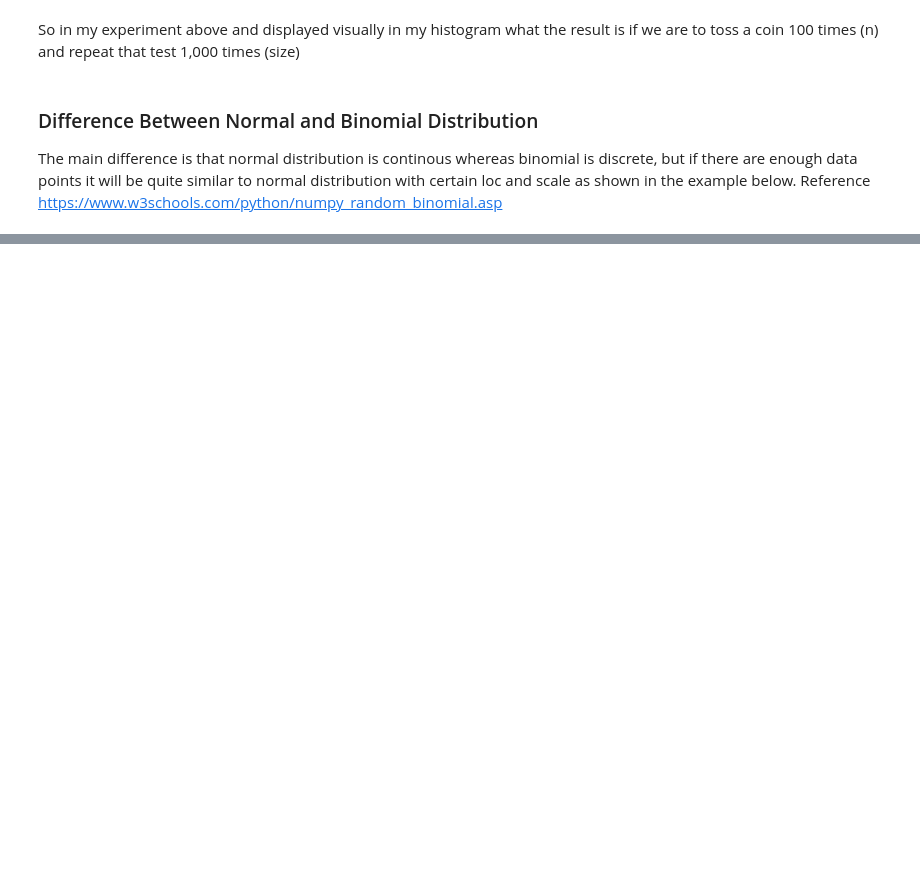
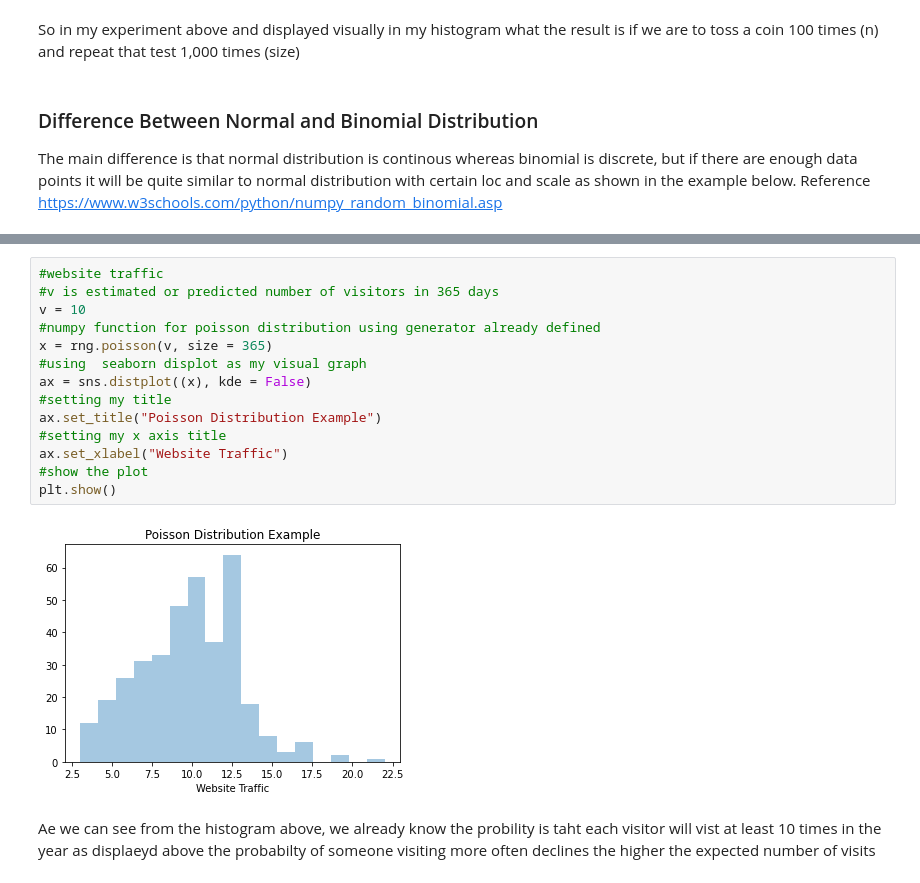
Before and after one commit to brendantipp/sem2_prog_data_analysis_assignment, a Jupyter notebook: explaining.numpy.random.ipynb, the cells around one changed output, grey strips where cells are left out. Cells and saved outputs as stored; diff of their text form; blank space fills up the shorter version.

```diff
--- a/explaining.numpy.random.ipynb
+++ b/explaining.numpy.random.ipynb
@@ -344,3 +407,21 @@ plt.show()
+# %%
+#website traffic
+#v is estimated or predicted number of visitors in 365 days
+v = 10
+#numpy function for poisson distribution using generator already defined
+x = rng.poisson(v, size = 365)
+#using  seaborn displot as my visual graph
+ax = sns.distplot((x), kde = False)
+#setting my title
+ax.set_title("Poisson Distribution Example")
+#setting my x axis title
+ax.set_xlabel("Website Traffic")
+#show the plot
+plt.show()
+# %% [output]
+[figure, added]
+# %% [markdown]
+Ae we can see from the histogram above, we already know the probility is taht each visitor will vist at least 10 times in the year as displaeyd above the probabilty of someone visiting more often declines the higher the expected number of visits
 # %% [markdown]
 ## Task 4
 Explain the use of seeds in generating pseudorandom numbers
```
Also changed, not shown: parts of 46 cells of this notebook.
